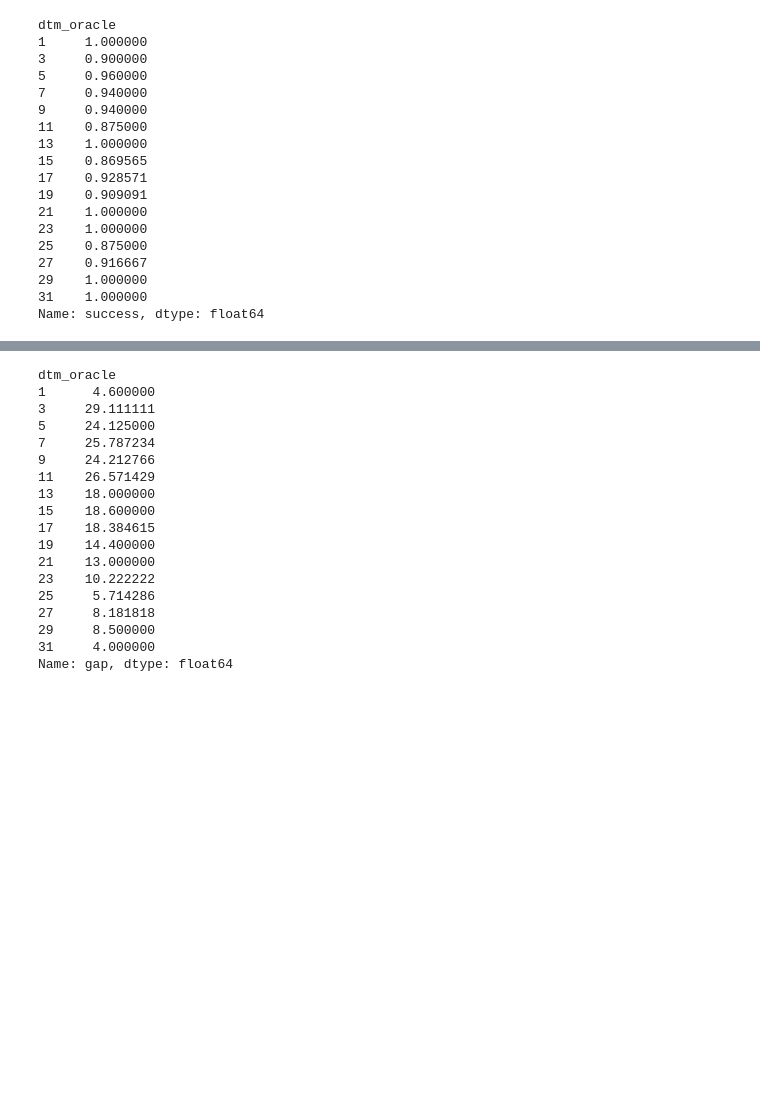
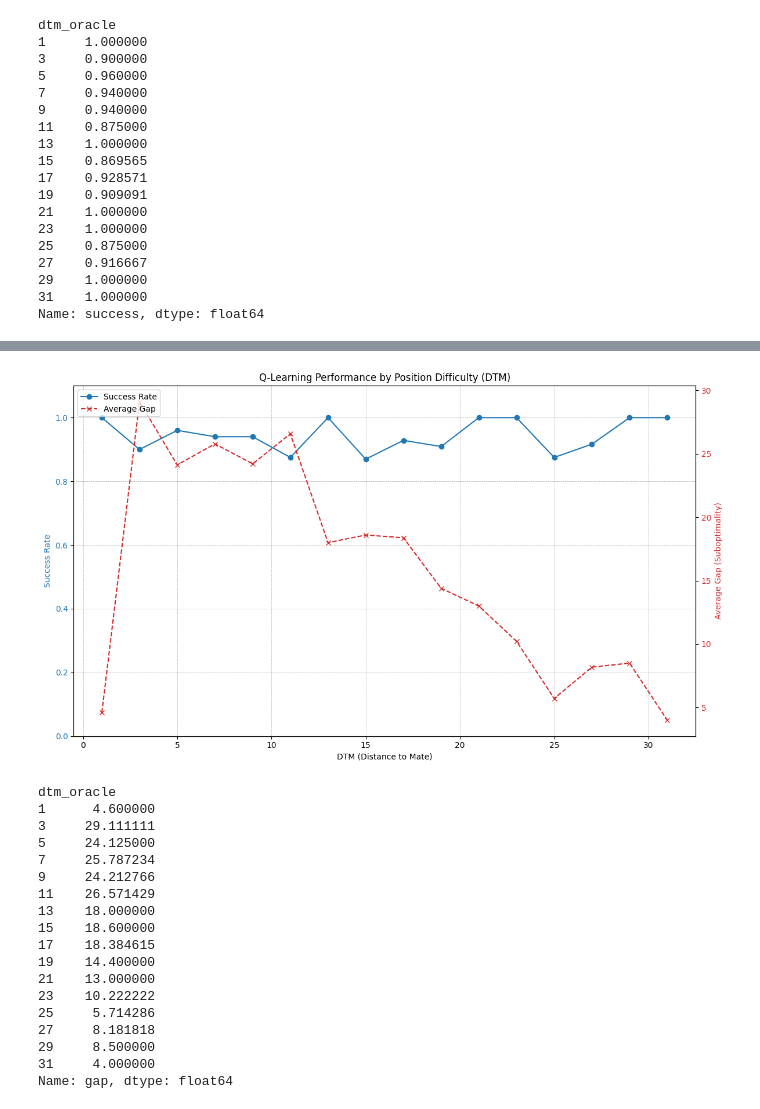
Before and after one commit to giovanni-lucarelli/chess, a Jupyter notebook: results.ipynb, the cells around one changed output, grey strips where cells are left out. Cells and saved outputs as stored; diff of their text form; code cells hidden in the pictures; blank space fills up the shorter version.

```diff
--- a/results.ipynb
+++ b/results.ipynb
@@ -353,4 +385,42 @@ df_q
 320 rows × 8 columns
+# %%
+# Group by dtm_oracle to calculate success rate and average gap
+q_eval_by_dtz = df_q.groupby('dtm_oracle').agg(
+    success_rate=('success', 'mean'),
+    avg_gap=('gap', 'mean')
+).reset_index()
+
+# Create a figure and a set of subplots
+fig, ax1 = plt.subplots(figsize=(12, 7))
+
+# Plot Success Rate
+color = 'tab:blue'
+ax1.set_xlabel('DTM (Distance to Mate)')
+ax1.set_ylabel('Success Rate', color=color)
+ax1.plot(q_eval_by_dtz['dtm_oracle'], q_eval_by_dtz['success_rate'], color=color, marker='o', linestyle='-', label='Success Rate')
+ax1.tick_params(axis='y', labelcolor=color)
+ax1.set_ylim(0, 1.1)
+ax1.grid(True, which='both', linestyle='--', linewidth=0.5)
+
+# Instantiate a second axes that shares the same x-axis
+ax2 = ax1.twinx()
+color = 'tab:red'
+ax2.set_ylabel('Average Gap (Suboptimality)', color=color)
+ax2.plot(q_eval_by_dtz['dtm_oracle'], q_eval_by_dtz['avg_gap'], color=color, marker='x', linestyle='--', label='Average Gap')
+ax2.tick_params(axis='y', labelcolor=color)
+
+# Title and layout
+plt.title('Q-Learning Performance by Position Difficulty (DTM)')
+fig.tight_layout()
+
+# Add a combined legend
+lines, labels = ax1.get_legend_handles_labels()
+lines2, labels2 = ax2.get_legend_handles_labels()
+ax2.legend(lines + lines2, labels + labels2, loc='upper left')
+
+plt.show()
+# %% [output]
+[figure, added]
 # %%
 df_success_q = df_q[df_q['success'] == 1]
 df_success_q.groupby('dtm_oracle')['gap'].mean()
```
Also changed, not shown: parts of 13 cells of this notebook, 12 other files.
